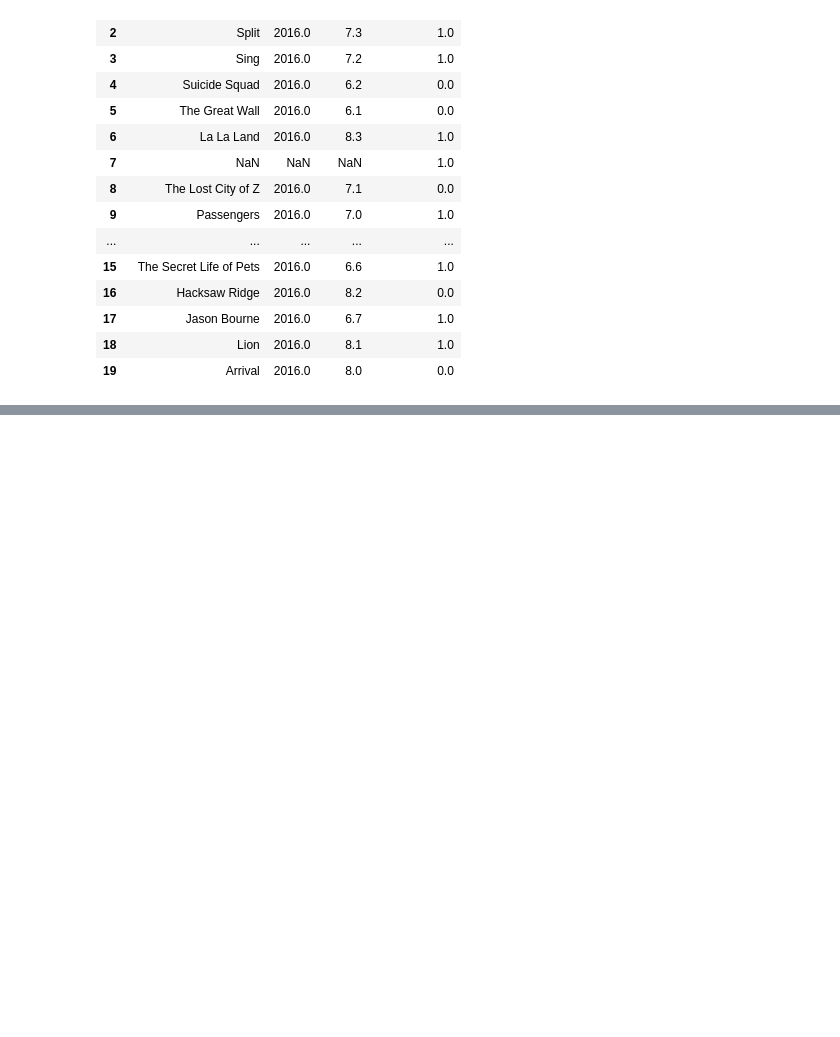
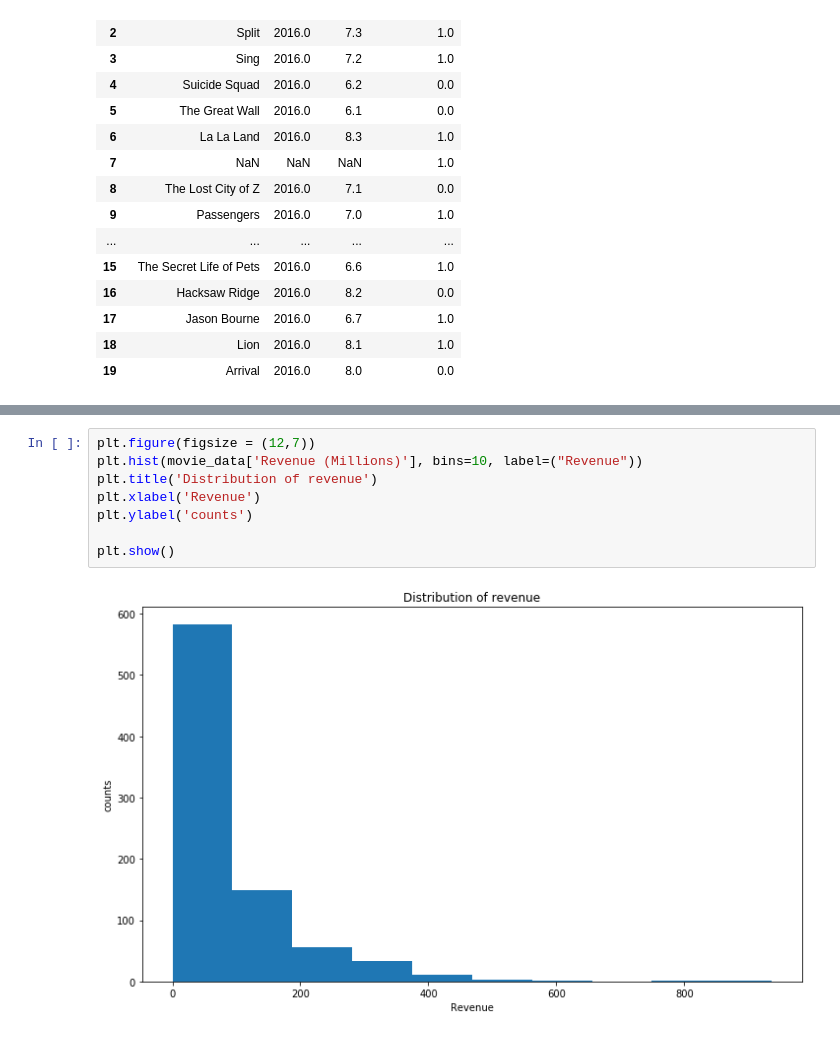
Before and after one commit to sawant-pranit/ML_Basic, a Jupyter notebook: Introduction/DataScalingAndEncoding/Notebook/data_scaling_encoding.ipynb, the cells around one changed output, grey strips where cells are left out. Drawn from its saved outputs; the diff is of its cells as text; blank space fills up the shorter version.

```diff
--- a/Introduction/DataScalingAndEncoding/Notebook/data_scaling_encoding.ipynb
+++ b/Introduction/DataScalingAndEncoding/Notebook/data_scaling_encoding.ipynb
@@ -117,0 +194,10 @@ movie_data_updated[['Title', 'Year', 'Rating', 'Binary Rating']].head(20)
+# %%
+plt.figure(figsize = (12,7))
+plt.hist(movie_data['Revenue (Millions)'], bins=10, label=("Revenue"))
+plt.title('Distribution of revenue')
+plt.xlabel('Revenue')
+plt.ylabel('counts')
+
+plt.show()
+# %% [output]
+[figure, added]
```
Also changed, not shown: parts of 17 cells of this notebook, 1 other file.
